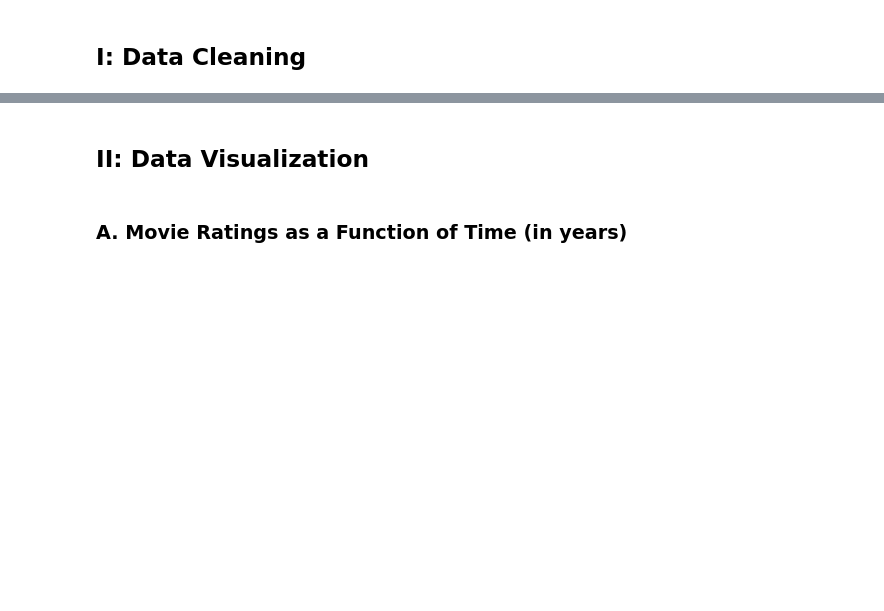
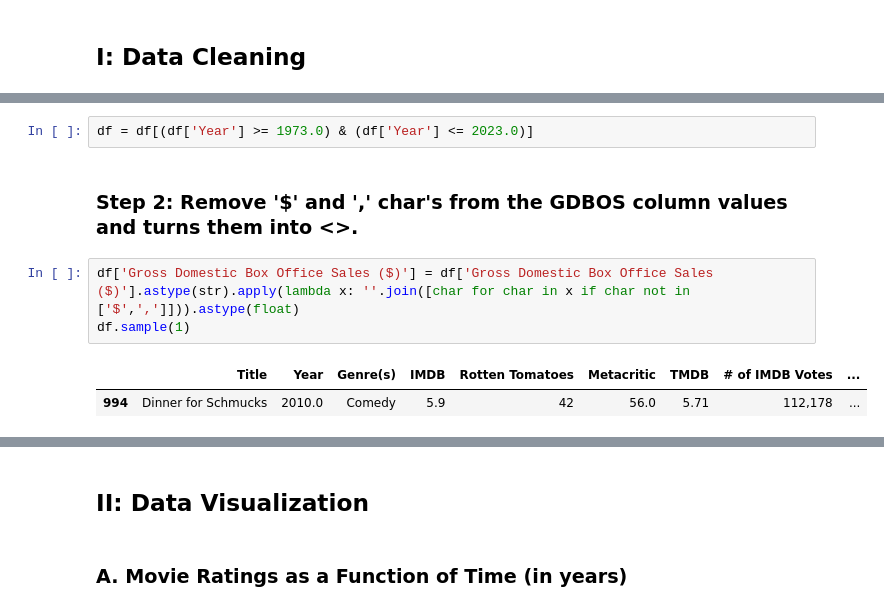
Before and after one commit to tsnow2010/DATA601, a Jupyter notebook: DATA601_Project1/src/main.ipynb, the cells around one changed output, grey strips where cells are left out. Drawn from its saved outputs; the diff is of its cells as text; blank space fills up the shorter version.

```diff
--- a/DATA601_Project1/src/main.ipynb
+++ b/DATA601_Project1/src/main.ipynb
@@ -33,0 +35,10 @@ df[df['Title'] == "Hubie Halloween"]
+# %%
+df = df[(df['Year'] >= 1973.0) & (df['Year'] <= 2023.0)]
+# %% [markdown]
+### Step 2: Remove '$' and ',' char's from the GDBOS column values and turns them into <<float>>.
+# %%
+df['Gross Domestic Box Office Sales ($)'] = df['Gross Domestic Box Office Sales ($)'].astype(str).apply(lambda x: ''.join([char for char in x if char not in ['$',',']])).astype(float)
+df.sample(1)
+# %% [output]
+|  | Title | Year | Genre(s) | IMDB | Rotten Tomatoes | Metacritic | TMDB | # of IMDB Votes | ... |
+| 994 | Dinner for Schmucks | 2010.0 | Comedy | 5.9 | 42 | 56.0 | 5.71 | 112,178 | ... |
```
Also changed, not shown: parts of 19 cells of this notebook.
